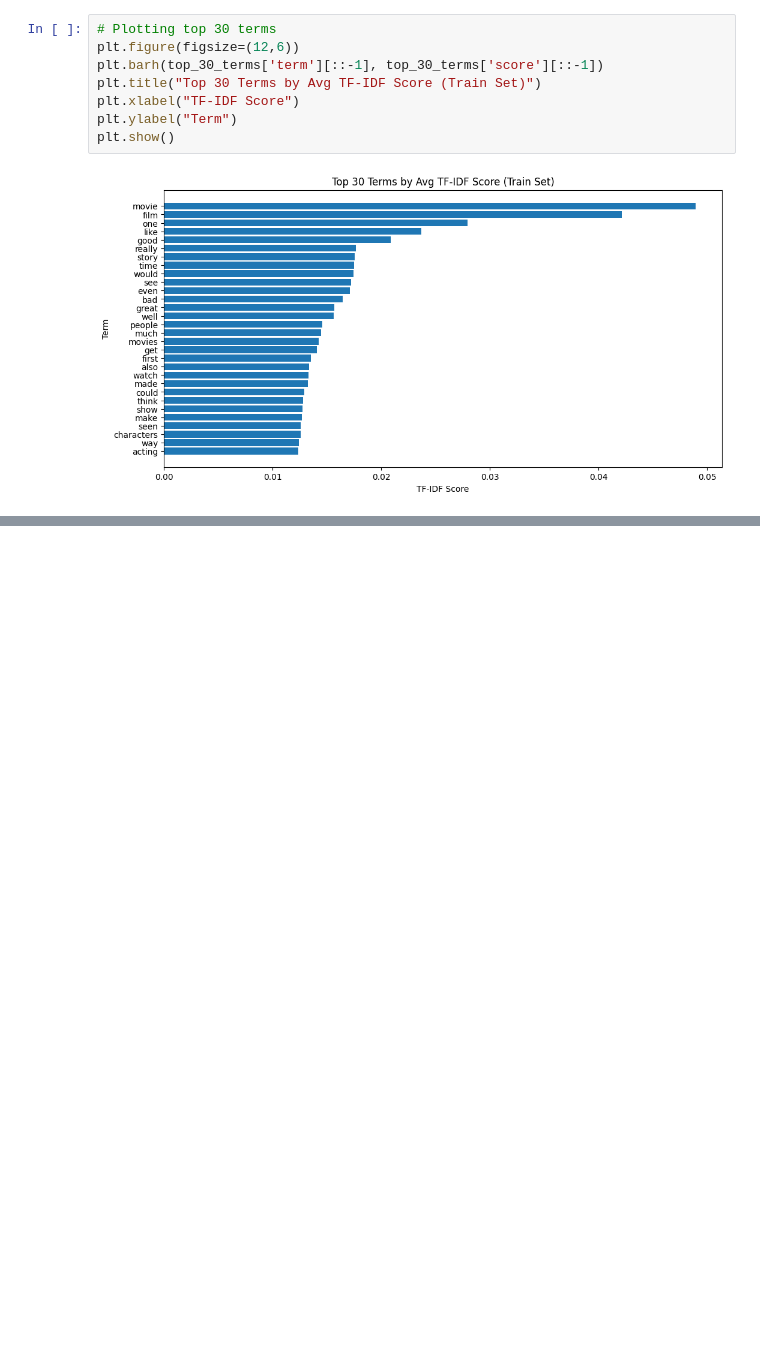
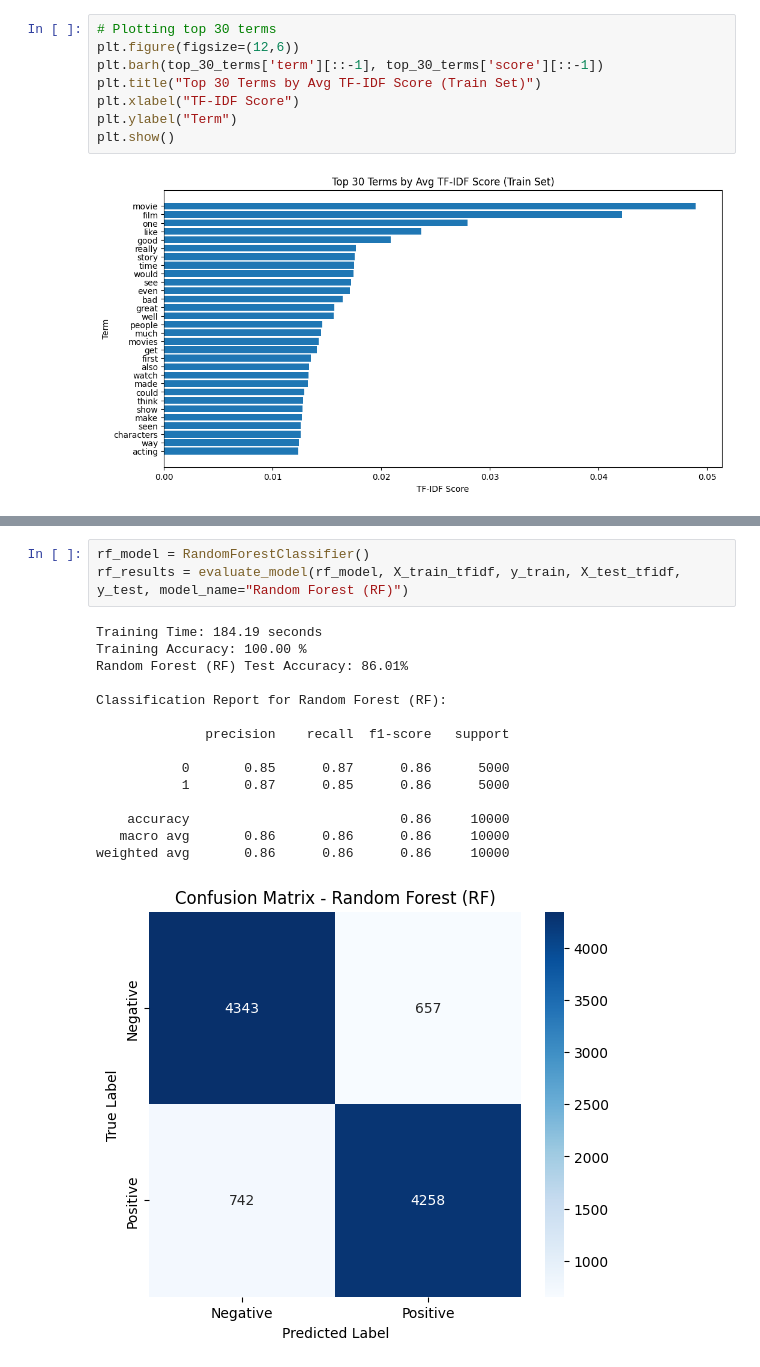
Before and after one commit to TarneemAlaa1/imdb-sentiment-classifier, a Jupyter notebook: notebooks/03_classical_ml_models.ipynb, the cells around one changed output, grey strips where cells are left out. Drawn from its saved outputs; the diff is of its cells as text; blank space fills up the shorter version.

```diff
--- a/notebooks/03_classical_ml_models.ipynb
+++ b/notebooks/03_classical_ml_models.ipynb
@@ -130,0 +263,19 @@ plt.show()
+# %%
+rf_model = RandomForestClassifier()
+rf_results = evaluate_model(rf_model, X_train_tfidf, y_train, X_test_tfidf, y_test, model_name="Random Forest (RF)")
+# %% [output]
+Training Time: 184.19 seconds
+Training Accuracy: 100.00 %
+Random Forest (RF) Test Accuracy: 86.01%
+
+Classification Report for Random Forest (RF):
+
+              precision    recall  f1-score   support
+
+           0       0.85      0.87      0.86      5000
+           1       0.87      0.85      0.86      5000
+
+    accuracy                           0.86     10000
+   macro avg       0.86      0.86      0.86     10000
+weighted avg       0.86      0.86      0.86     10000
+[figure, added]
```
Also changed, not shown: parts of 16 cells of this notebook, 1 other file.
